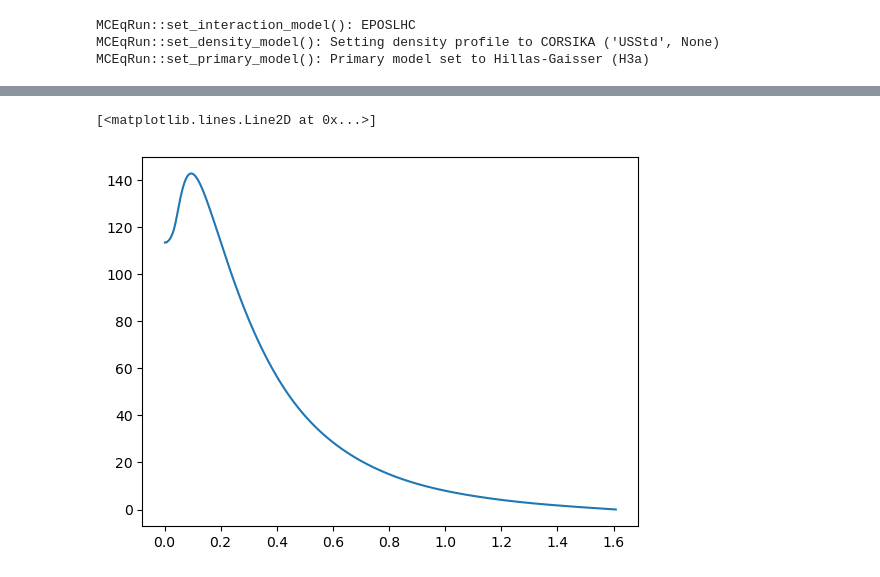
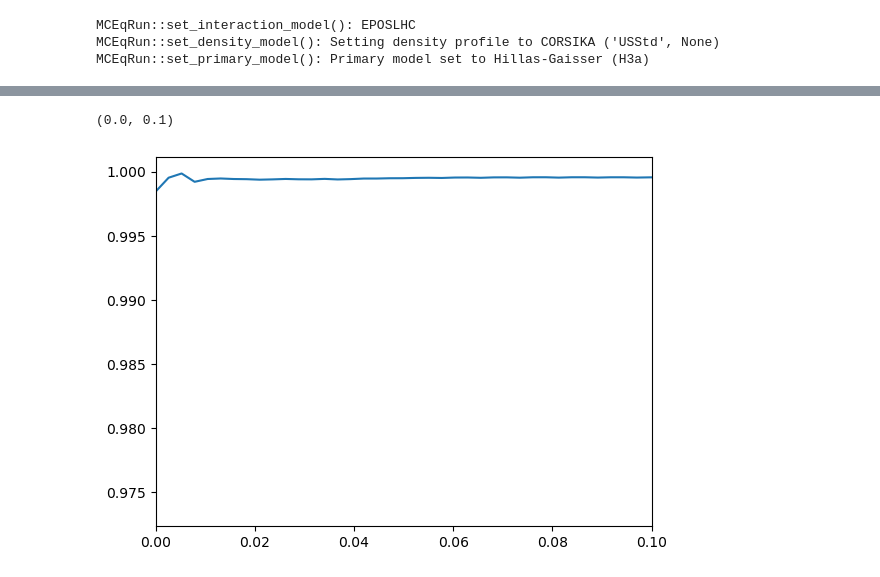
Before and after one commit to jncots/xmax_sigma, a Jupyter notebook: flincpy/scripts_01/optimize_int/test_mceq_ihank.ipynb, the cells around one changed output, grey strips where cells are left out. Saved outputs shown, nothing was run; the diff lists cells and outputs as text; code cells hidden in the pictures.

Commit message:
optimize mceq2d_dists

```diff
--- a/flincpy/scripts_01/optimize_int/test_mceq_ihank.ipynb
+++ b/flincpy/scripts_01/optimize_int/test_mceq_ihank.ipynb
@@ -27,7 +27,14 @@ mceq_sol = MCEQDist2D(
 MCEqRun::set_interaction_model(): EPOSLHC
 MCEqRun::set_density_model(): Setting density profile to CORSIKA ('USStd', None)
 MCEqRun::set_primary_model(): Primary model set to Hillas-Gaisser (H3a)
+# %%
+res0 = mceq_sol.mceq_run.convert_to_theta_space(
+                mceq_sol.mceq_run.grid_sol, 14, 0)
 # %%
 mceq_hankel = MCEqIHankel(mceq_sol.mceq_run)
 # %%
-k_grid, hankel_amp_part, theta_grid, theta_distr_part = mceq_hankel.ihankel([(14, 0), (-14, 0)])
+(k_grid,
+ hankel_amp_part,
+ theta_grid,
+ theta_distr_part) = mceq_hankel.ihankel([(14, 0), (-14, 0)],
+                                        theta_grid=res0[2])
@@ -38,5 +48,6 @@ theta_distr_part[0].shape
 # %%
-plt.plot(theta_grid, theta_distr_part[0][0, :, 0])
+plt.plot(theta_grid, res0[3][0][0][:]/theta_distr_part[0][0, :, 0], label = "ihank")
+plt.xlim(0, 0.1)
 # %% [output]
-[<matplotlib.lines.Line2D at 0x...>]
+(0.0, 0.1)
-[figure, old version]
+[figure, new version]
```
Also changed, not shown: parts of 2 cells of this notebook, 4 other files.
